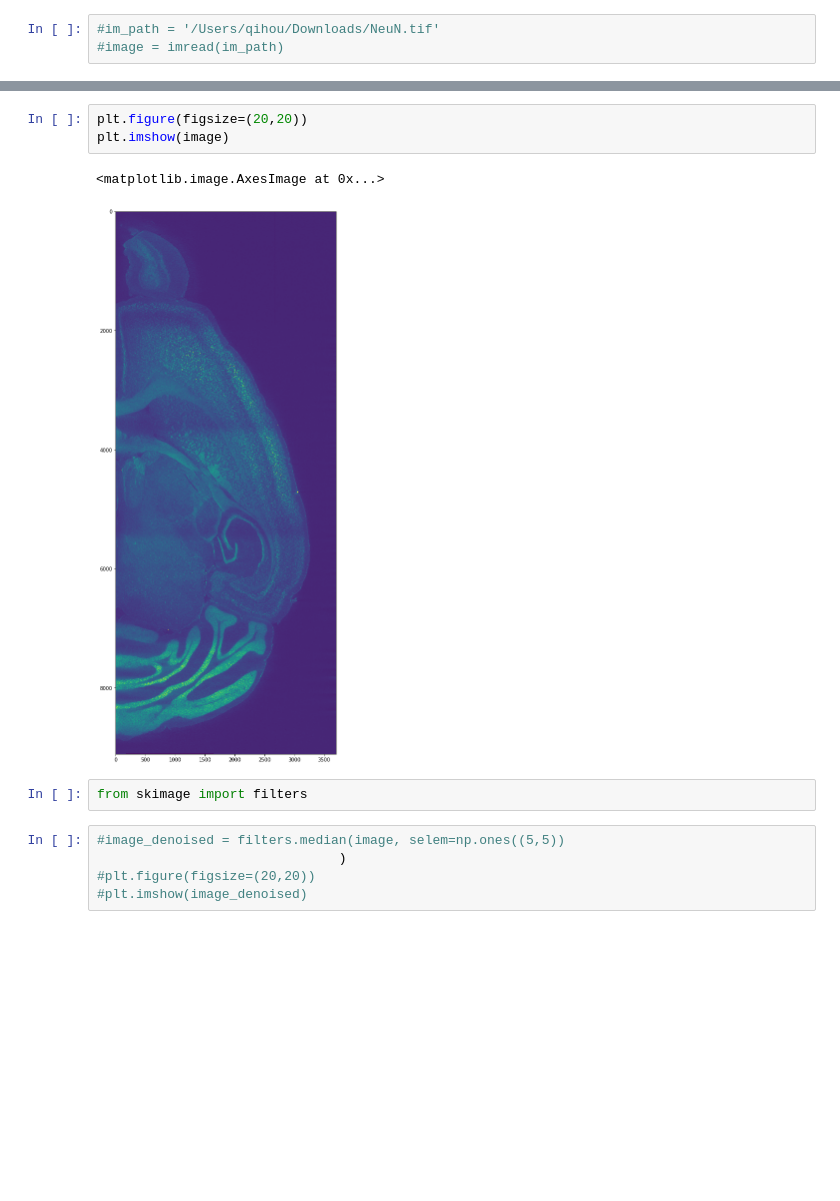
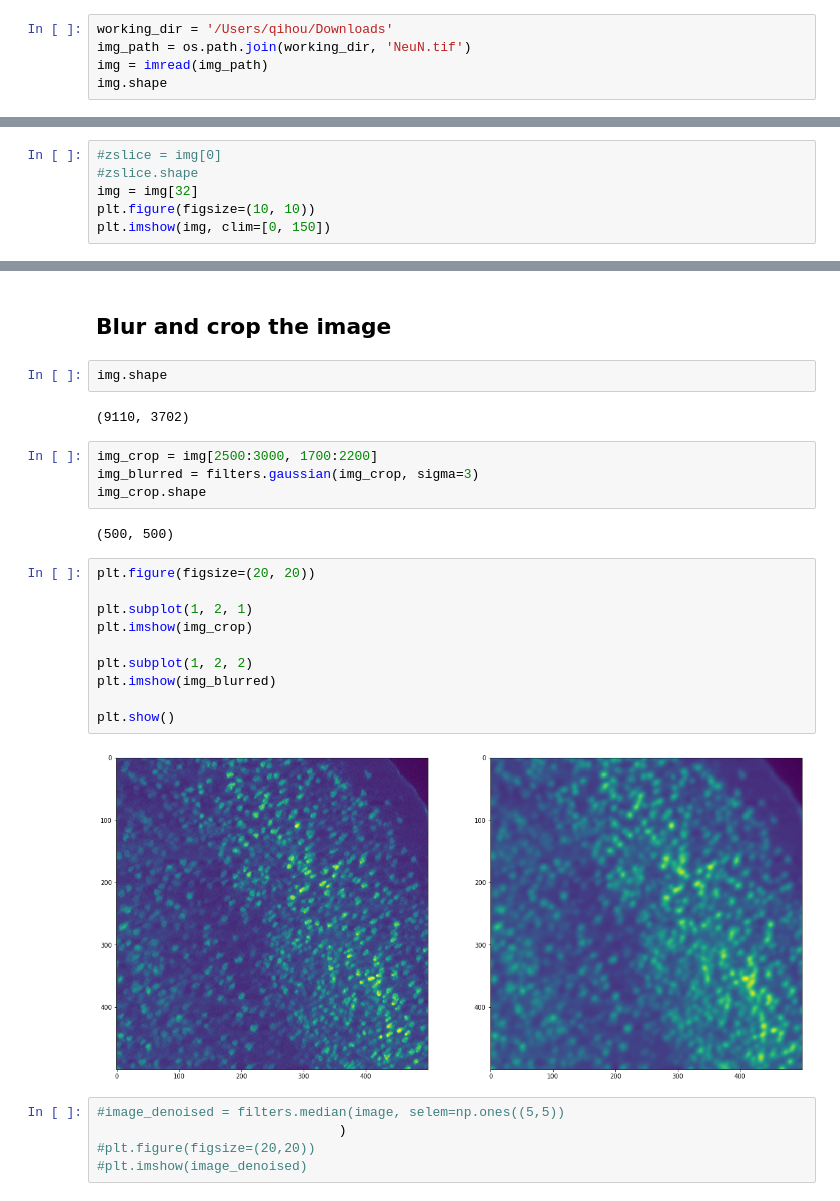
Before and after one commit to lisahouqi/SingleCell-NeuN-Analysis, a Jupyter notebook: Singlecell_NeuN_Analysis.ipynb, the cells around one changed output, grey strips where cells are left out. Saved outputs shown, nothing was run; the diff lists cells and outputs as text; blank space fills up the shorter version.

```diff
--- a/Singlecell_NeuN_Analysis.ipynb
+++ b/Singlecell_NeuN_Analysis.ipynb
@@ -4,4 +7,6 @@ import numpy as np
 import matplotlib.pyplot as plt
 # %%
-#im_path = '/Users/qihou/Downloads/NeuN.tif'
-#image = imread(im_path)
+working_dir = '/Users/qihou/Downloads'
+img_path = os.path.join(working_dir, 'NeuN.tif')
+img = imread(img_path)
+img.shape
@@ -21,0 +15,6 @@ image = imread(im_path)
+# %%
+#zslice = img[0]
+#zslice.shape
+img = img[32]
+plt.figure(figsize=(10, 10))
+plt.imshow(img, clim=[0, 150])
@@ -22,11 +24,27 @@ image = imread(im_path)
+# %% [markdown]
+## Blur and crop the image
+# %%
+img.shape
+# %% [output]
+(9110, 3702)
+# %%
+img_crop = img[2500:3000, 1700:2200]
+img_blurred = filters.gaussian(img_crop, sigma=3)
+img_crop.shape
+# %% [output]
+(500, 500)
 # %%
-plt.figure(figsize=(20,20))
-plt.imshow(image)
+plt.figure(figsize=(20, 20))
+
+plt.subplot(1, 2, 1)
+plt.imshow(img_crop)
+
+plt.subplot(1, 2, 2)
+plt.imshow(img_blurred)
+
+plt.show()
 # %% [output]
-<matplotlib.image.AxesImage at 0x...>
-[figure, old version]
+[figure, new version]
-# %%
-from skimage import filters
 # %%
 #image_denoised = filters.median(image, selem=np.ones((5,5))
                                )
```
Also changed, not shown: parts of 23 cells of this notebook, 1 other file.
